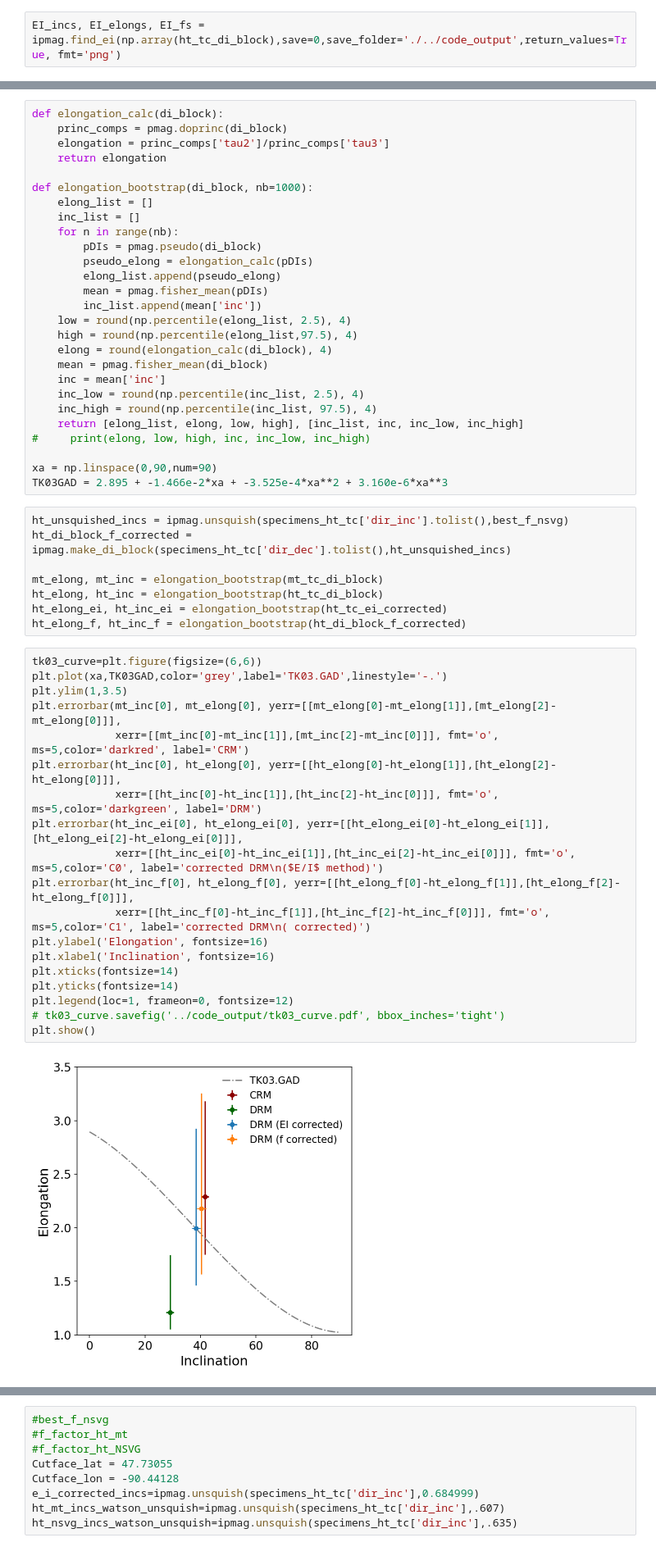
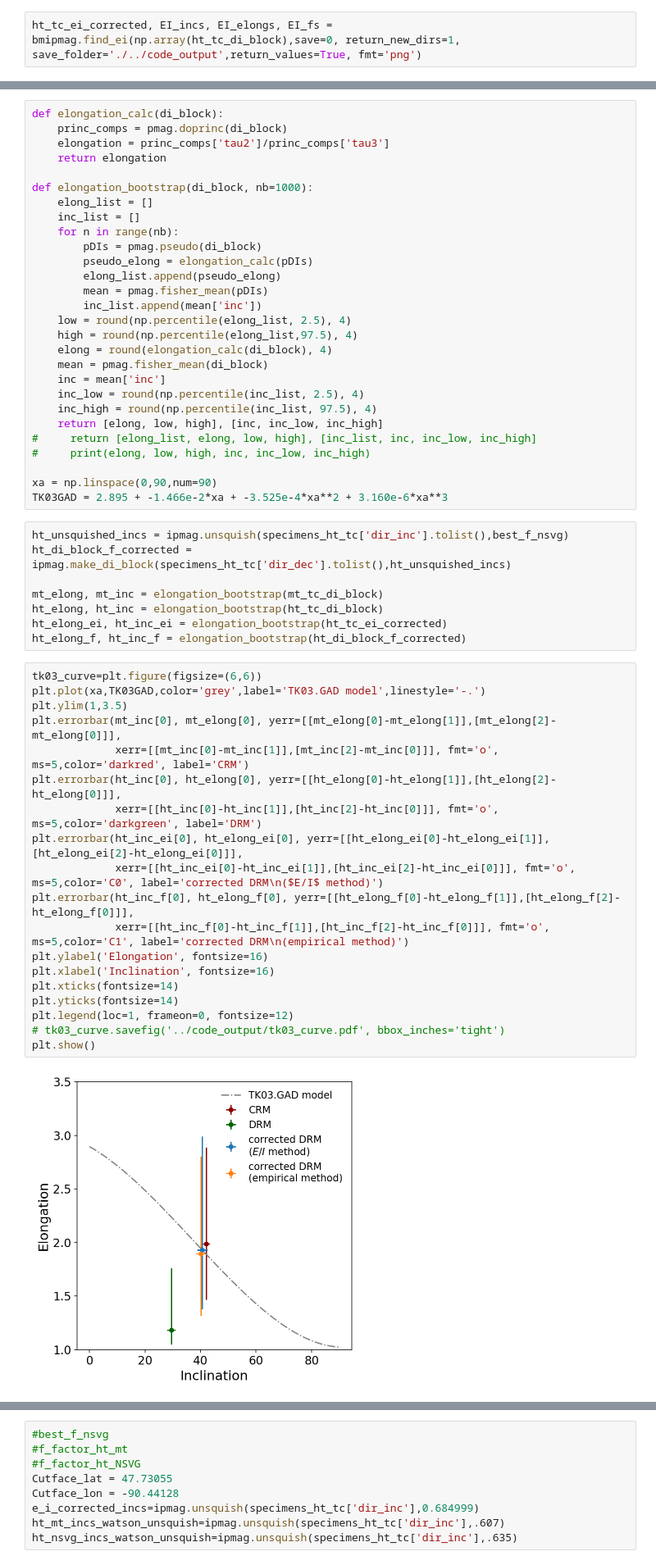
Before and after one commit to Swanson-Hysell-Group/Inclination_Shallowing, a Jupyter notebook: code/Notebooks/Cutface_pmag.ipynb, the cells around one changed output, grey strips where cells are left out. Shown at 82% size. Cells and saved outputs as stored; diff of their text form.

Commit message:
pmag notebook is now all cleaned up - figures are also updated

```diff
--- a/code/Notebooks/Cutface_pmag.ipynb
+++ b/code/Notebooks/Cutface_pmag.ipynb
@@ -504,7 +504,7 @@ plt.show()
 # %%
 ht_tc_di_block = ipmag.make_di_block(specimens_ht_tc['dir_dec'].tolist(),specimens_ht_tc['dir_inc'].tolist())
 # %%
-EI_incs, EI_elongs, EI_fs = ipmag.find_ei(np.array(ht_tc_di_block),save=0,save_folder='./../code_output',return_values=True, fmt='png')
+ht_tc_ei_corrected, EI_incs, EI_elongs, EI_fs = bmipmag.find_ei(np.array(ht_tc_di_block),save=0, return_new_dirs=1, save_folder='./../code_output',return_values=True, fmt='png')
 # %% [output]
 Bootstrapping.... be patient
 
@@ -710,7 +710,8 @@ def elongation_bootstrap(di_block, nb=1000):
     inc = mean['inc']
     inc_low = round(np.percentile(inc_list, 2.5), 4)
     inc_high = round(np.percentile(inc_list, 97.5), 4)
-    return [elong_list, elong, low, high], [inc_list, inc, inc_low, inc_high]
+    return [elong, low, high], [inc, inc_low, inc_high]
+#     return [elong_list, elong, low, high], [inc_list, inc, inc_low, inc_high]
 #     print(elong, low, high, inc, inc_low, inc_high)
 
 xa = np.linspace(0,90,num=90)
@@ -725,22 +726,22 @@ ht_elong_ei, ht_inc_ei = elongation_bootstrap(ht_tc_ei_corrected)
 ht_elong_f, ht_inc_f = elongation_bootstrap(ht_di_block_f_corrected)
 # %%
 tk03_curve=plt.figure(figsize=(6,6))
-plt.plot(xa,TK03GAD,color='grey',label='TK03.GAD',linestyle='-.')
+plt.plot(xa,TK03GAD,color='grey',label='TK03.GAD model',linestyle='-.')
 plt.ylim(1,3.5)
 plt.errorbar(mt_inc[0], mt_elong[0], yerr=[[mt_elong[0]-mt_elong[1]],[mt_elong[2]-mt_elong[0]]],
              xerr=[[mt_inc[0]-mt_inc[1]],[mt_inc[2]-mt_inc[0]]], fmt='o', ms=5,color='darkred', label='CRM')
 plt.errorbar(ht_inc[0], ht_elong[0], yerr=[[ht_elong[0]-ht_elong[1]],[ht_elong[2]-ht_elong[0]]],
              xerr=[[ht_inc[0]-ht_inc[1]],[ht_inc[2]-ht_inc[0]]], fmt='o', ms=5,color='darkgreen', label='DRM')
 plt.errorbar(ht_inc_ei[0], ht_elong_ei[0], yerr=[[ht_elong_ei[0]-ht_elong_ei[1]],[ht_elong_ei[2]-ht_elong_ei[0]]],
              xerr=[[ht_inc_ei[0]-ht_inc_ei[1]],[ht_inc_ei[2]-ht_inc_ei[0]]], fmt='o', ms=5,color='C0', label='corrected DRM\n($E/I$ method)')
 plt.errorbar(ht_inc_f[0], ht_elong_f[0], yerr=[[ht_elong_f[0]-ht_elong_f[1]],[ht_elong_f[2]-ht_elong_f[0]]],
-             xerr=[[ht_inc_f[0]-ht_inc_f[1]],[ht_inc_f[2]-ht_inc_f[0]]], fmt='o', ms=5,color='C1', label='corrected DRM\n( corrected)')
+             xerr=[[ht_inc_f[0]-ht_inc_f[1]],[ht_inc_f[2]-ht_inc_f[0]]], fmt='o', ms=5,color='C1', label='corrected DRM\n(empirical method)')
 plt.ylabel('Elongation', fontsize=16)
 plt.xlabel('Inclination', fontsize=16)
 plt.xticks(fontsize=14)
 plt.yticks(fontsize=14)
 plt.legend(loc=1, frameon=0, fontsize=12)
 # tk03_curve.savefig('../code_output/tk03_curve.pdf', bbox_inches='tight')
 plt.show()
 # %% [output]
-[figure, old version]
+[figure, new version]
```
Also changed, not shown: parts of 22 cells of this notebook, 11 other files.
